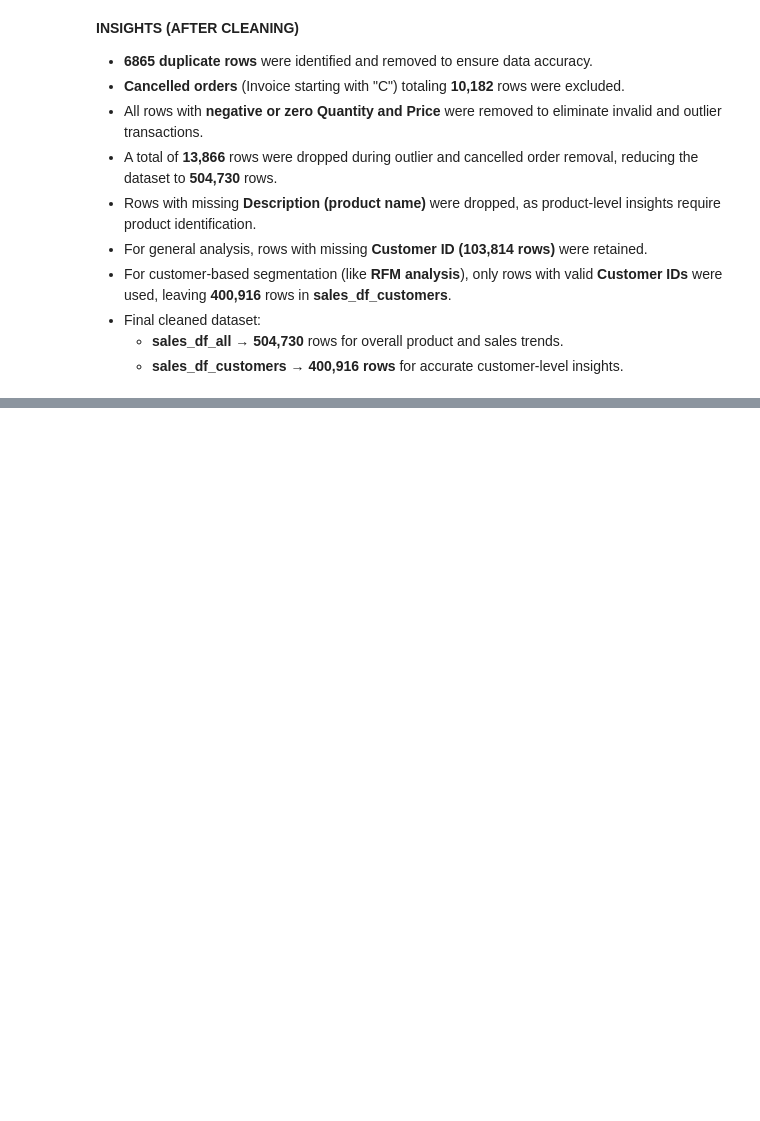
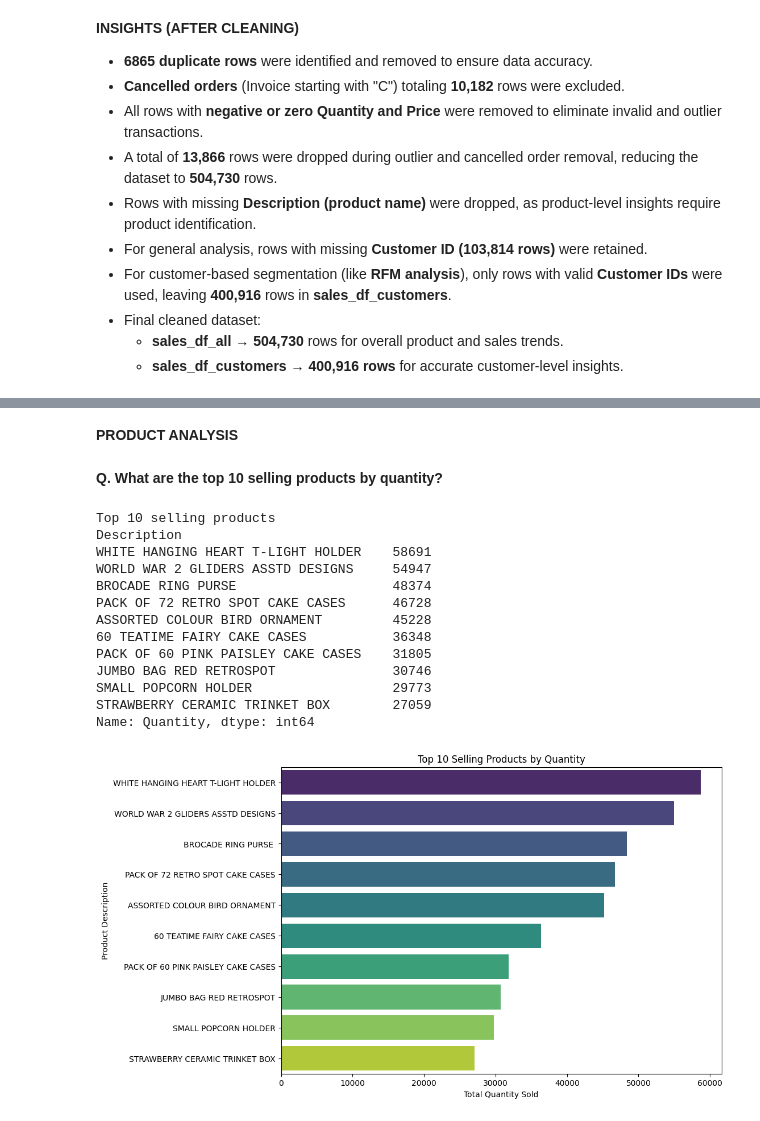
Before and after one commit to mariamkhan04/Online-Retail-Sales---EDA, a Jupyter notebook: eda.ipynb, the cells around one changed output, grey strips where cells are left out. Drawn from its saved outputs; the diff is of its cells as text; code cells hidden in the pictures; blank space fills up the shorter version.

Commit message:
data:  general,product,customer,country analysis done

```diff
--- a/eda.ipynb
+++ b/eda.ipynb
@@ -166,0 +210,33 @@ Total rows after cleaning(Customer-based):400916
+# %% [markdown]
+**PRODUCT ANALYSIS**
+# %% [markdown]
+**Q. What are the top 10 selling products by quantity?**
+# %%
+top_products_by_quantity = sales_df_all.groupby('Description')['Quantity'].sum().sort_values(ascending=False).head(10)
+print(f"\nTop 10 selling products\n{top_products_by_quantity}")
+
+plt.figure(figsize=(10, 7))
+sns.barplot(x=top_products_by_quantity.values,
+            y=top_products_by_quantity.index,
+            hue=top_products_by_quantity.index,
+            palette='viridis',
+            legend=False)
+plt.title('Top 10 Selling Products by Quantity')
+plt.xlabel('Total Quantity Sold')
+plt.ylabel('Product Description')
+plt.show()
+# %% [output]
+Top 10 selling products
+Description
+WHITE HANGING HEART T-LIGHT HOLDER    58691
+WORLD WAR 2 GLIDERS ASSTD DESIGNS     54947
+BROCADE RING PURSE                    48374
+PACK OF 72 RETRO SPOT CAKE CASES      46728
+ASSORTED COLOUR BIRD ORNAMENT         45228
+60 TEATIME FAIRY CAKE CASES           36348
+PACK OF 60 PINK PAISLEY CAKE CASES    31805
+JUMBO BAG RED RETROSPOT               30746
+SMALL POPCORN HOLDER                  29773
+STRAWBERRY CERAMIC TRINKET BOX        27059
+Name: Quantity, dtype: int64
+[figure, added]
```
Also changed, not shown: parts of 31 cells of this notebook.
